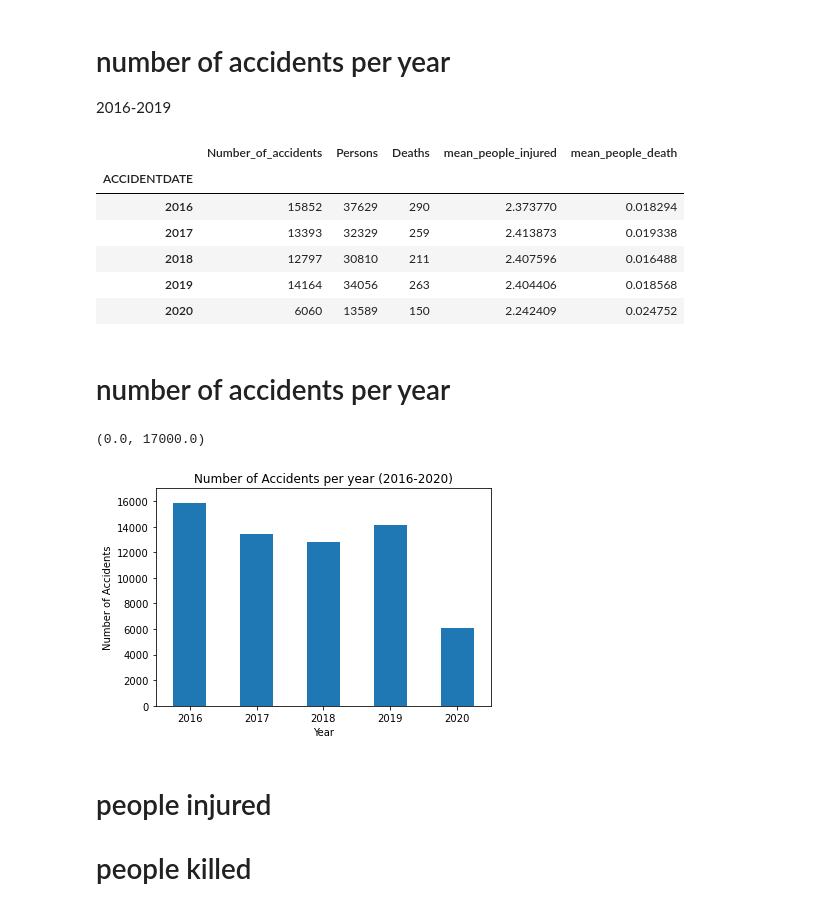
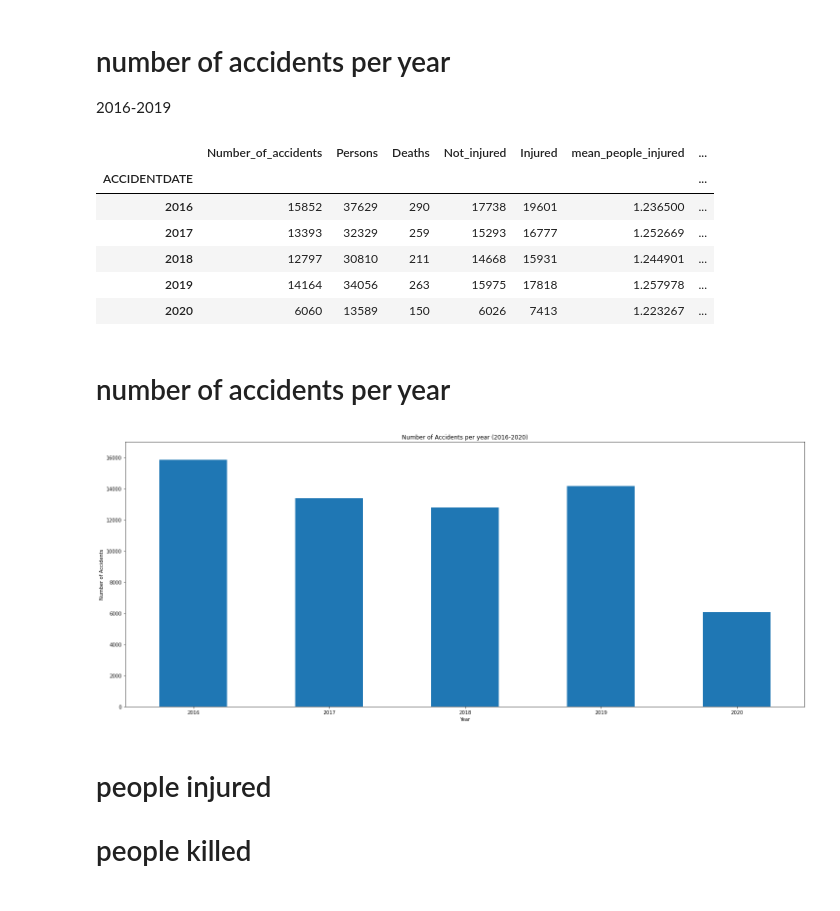
Before and after one commit to 0samvuong/Project-1, a Jupyter notebook: number_of_accidents_analysis.ipynb, the cells around one changed output. Saved outputs shown, nothing was run; the diff lists cells and outputs as text; code cells hidden in the pictures.

Commit message:
project sat

```diff
--- a/number_of_accidents_analysis.ipynb
+++ b/number_of_accidents_analysis.ipynb
@@ -51,7 +68,7 @@ accident_2018_df = accident_2018_df[["ACCIDENT_NO","ACCIDENTDATE","NO_PERSONS"]]
 accident_2019_df = accident_2019_df[["ACCIDENT_NO","ACCIDENTDATE","NO_PERSONS"]]
 accident_2020_df = accident_2020_df[["ACCIDENT_NO","ACCIDENTDATE","NO_PERSONS"]]
 
-main_accident_df = main_accident_df[["ACCIDENT_NO","ACCIDENTDATE","NO_PERSONS","NO_PERSONS_KILLED"]]
+main_accident_df = main_accident_df[["ACCIDENT_NO","ACCIDENTDATE","NO_PERSONS","NO_PERSONS_KILLED","NO_PERSONS_NOT_INJ"]]
 # %%
 main_accident_df
 # %% [output]
@@ -80,32 +97,34 @@ sum_df_years["Number_of_accidents"] = main_accident_df.groupby(main_accident_df[
 #sum_df_years["Number_of_accidents"][2016]
 sum_df_years["Persons"] = main_accident_df.groupby(main_accident_df["ACCIDENTDATE"].dt.year, as_index=True)["NO_PERSONS"].sum()
 sum_df_years["Deaths"] = main_accident_df.groupby(main_accident_df["ACCIDENTDATE"].dt.year, as_index=True)["NO_PERSONS_KILLED"].sum()
-
-sum_df_years["mean_people_injured"] = main_accident_df.groupby(main_accident_df["ACCIDENTDATE"].dt.year, as_index=True)["NO_PERSONS"].mean()
-
+sum_df_years["Not_injured"] = main_accident_df.groupby(main_accident_df["ACCIDENTDATE"].dt.year, as_index=True)["NO_PERSONS_NOT_INJ"].sum()
+sum_df_years["Injured"] = sum_df_years["Persons"] - (sum_df_years["Deaths"] + sum_df_years["Not_injured"])
+sum_df_years["mean_people_injured"] = sum_df_years["Injured"] / sum_df_years["Number_of_accidents"]
 sum_df_years["mean_people_death"] = main_accident_df.groupby(main_accident_df["ACCIDENTDATE"].dt.year, as_index=True)["NO_PERSONS_KILLED"].mean()
 
 sum_df_years
 # %% [output]
-|  | Number_of_accidents | Persons | Deaths | mean_people_injured | mean_people_death |
-| ACCIDENTDATE |  |  |  |  |  |
-| 2016 | 15852 | 37629 | 290 | 2.373770 | 0.018294 |
-| 2017 | 13393 | 32329 | 259 | 2.413873 | 0.019338 |
-| 2018 | 12797 | 30810 | 211 | 2.407596 | 0.016488 |
-| 2019 | 14164 | 34056 | 263 | 2.404406 | 0.018568 |
-| 2020 | 6060 | 13589 | 150 | 2.242409 | 0.024752 |
+|  | Number_of_accidents | Persons | Deaths | Not_injured | Injured | mean_people_injured | ... |
+| ACCIDENTDATE |  |  |  |  |  |  | ... |
+| 2016 | 15852 | 37629 | 290 | 17738 | 19601 | 1.236500 | ... |
+| 2017 | 13393 | 32329 | 259 | 15293 | 16777 | 1.252669 | ... |
+| 2018 | 12797 | 30810 | 211 | 14668 | 15931 | 1.244901 | ... |
+| 2019 | 14164 | 34056 | 263 | 15975 | 17818 | 1.257978 | ... |
+| 2020 | 6060 | 13589 | 150 | 6026 | 7413 | 1.223267 | ... |
 # %% [markdown]
 # number of accidents per year
 # %%
+plt.figure(figsize=(25, 10))
 sum_df_years["Number_of_accidents"].plot(kind="bar")
 plt.xticks(rotation=0, horizontalalignment="center")
 plt.title("Number of Accidents per year (2016-2020)")
 plt.xlabel("Year")
 plt.ylabel("Number of Accidents")
+
 plt.ylim(0,17000)
+plt.savefig("project_output/accidents_per_year.png")
 # %% [output]
-(0.0, 17000.0)
-[figure, old version]
+[figure, new version]
 # %% [markdown]
 # people injured
 # people killed
```
Also changed, not shown: parts of 5 cells of this notebook, 4 other files.
